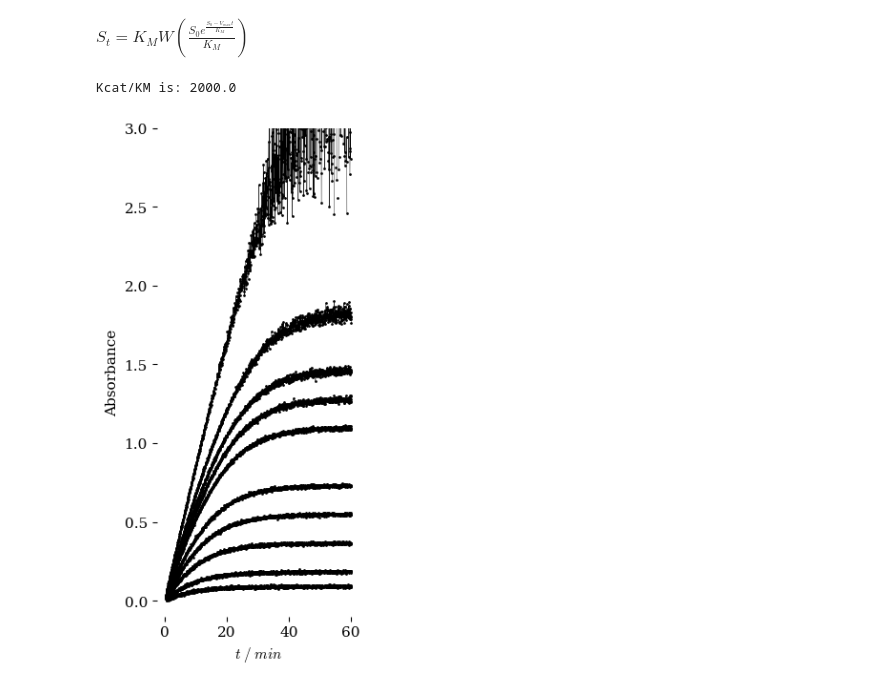
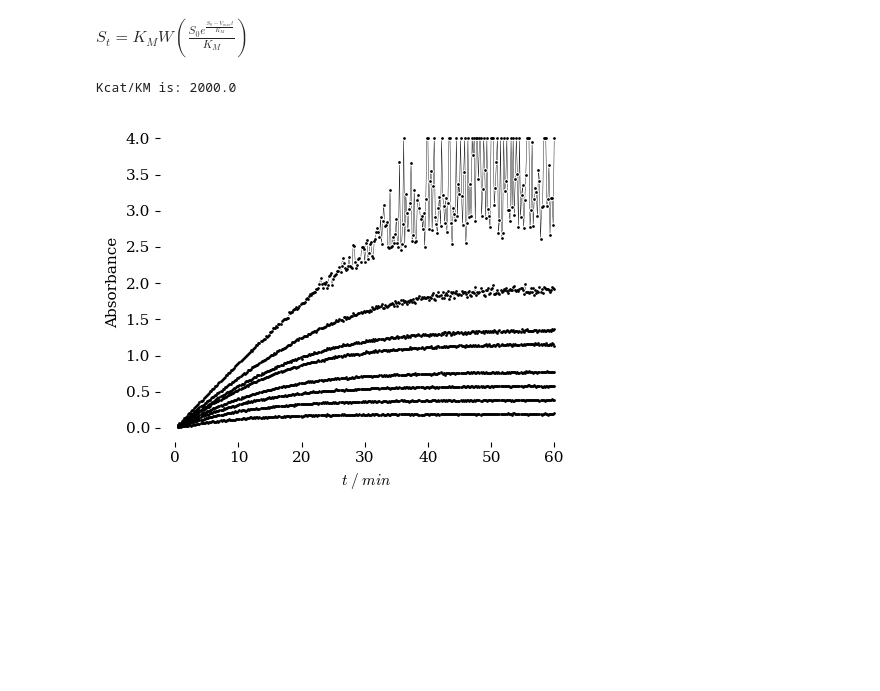
Before and after one commit to blinkletter/StealThisCode, a Jupyter notebook: testideas/DataGenerator.ipynb, the cells around one changed output. Saved outputs shown, nothing was run; the diff lists cells and outputs as text; code cells hidden in the pictures; blank space fills up the shorter version.

```diff
--- a/testideas/DataGenerator.ipynb
+++ b/testideas/DataGenerator.ipynb
@@ -64,7 +64,7 @@ $\displaystyle S_{t} = K_{M} W\left(\frac{S_{0} e^{\frac{S_{0} - V_{max} t}{K_{M
 ##############################################################################
 
 time_end = 60           ### The end time
-n_points = 1200            ### number of points - increase if needed
+n_points = 360            ### number of points - increase if needed
 
 #########################################
 ### Create series of time points      ###
@@ -89,51 +89,66 @@ Vmax_value = E_conc * kcat_value
 plt.rcdefaults()     ### resets the plot defaults so we always start in the same place
 plt.style.use("../styles/tufte.mplstyle")     ### Then add a fancy style sheet
 
-fig, ax = plt.subplots(nrows=1, ncols=1, figsize=(3,6))
+fig, ax = plt.subplots(nrows=1, ncols=1, figsize=(5,4))
 
 
 ##########################
 ### calculate x and y data
 ##########################
-S0_list = np.array([0.005,0.01,0.02,0.03,0.04,0.06,0.07,0.08,0.1,0.2]) / 1000
-#S0_list = np.array([0.005]) / 1000
+S0_list = np.array([0.01,0.02,0.03,0.04,0.06,0.07,0.1,0.2]) / 1000
+#S0_list = np.array([0.2]) / 1000
 
+max_value = 4
 for S0_value in S0_list:
     ### Calculate y according to the function
     s = S0_value - f(t_line, S0_value, KM_value, Vmax_value)
+    s = s + S0_value - S0_value * np.exp(-1E-3 * t_line)
+
+#    s = S0_value - S0_value * np.exp(-1E-3 * t_line)
+
     ### the Lambert function produces imaginary numbers. Use on the real component
     s = np.real(s) * 18300
     fraction_transmittance  = 1/(10**s)
     fraction_transmittance = np.random.normal(fraction_transmittance, 0.001, len(fraction_transmittance))
     s = -np.log10(fraction_transmittance)
 
     s = np.random.normal(s, 0.005, len(s))
+    s[s > max_value] = max_value
+    s = np.nan_to_num(s, copy=True, nan=max_value)   ### replace NaN with max value
     x = t_line; y = s
 
     ax.plot(x, y,
         linestyle = '-',            ### use a line between points
         linewidth='0.3',            ### make the line thin
         color = 'black',            ### the line is black
         zorder = 0                  ### everything is in layer 0 (the bottom layer in this case)
         )
     ax.scatter(x, y,
         marker='o',                 ### Plot the x and y data
         color='black',              ### markers are this color
         edgecolors = None,       ### outline of markers is this color
         linewidths = 0.5,           ### outline of markers is this wide
         s=2,                       ### "s" is "size". sqrt(64) = 8 points wide
+        zorder = 2                  ### everything is in layer 1 (the top layer in this case)
+        )
+    ax.scatter(x, y,
+        marker='o',                 ### Plot the x and y data
+        color='white',              ### markers are this color
+        edgecolors = None,       ### outline of markers is this color
+        linewidths = 0.5,           ### outline of markers is this wide
+        s=8,                       ### "s" is "size". sqrt(64) = 8 points wide
         zorder = 1                  ### everything is in layer 1 (the top layer in this case)
         )
 
 ax.set( xlabel= r"$t\;/\;min$",
         ylabel=r"Absorbance",
 #        title = "NPA Hydrolysis",
-        xlim=[None, None],
-        ylim=[-.1, 3]
+#        xlim=[None, None],
+#        ylim=[-.1, 4]
        )
 fig.tight_layout()         # otherwise the right y-label is slightly clipped
 plt.savefig("plot.pdf")     ### export the plot as this
 plt.show()
 # %% [output]
 Kcat/KM is: 2000.0
-[figure, old version]
+[figure, new version]
```
Also changed, not shown: parts of 2 cells of this notebook, 16 other files.
